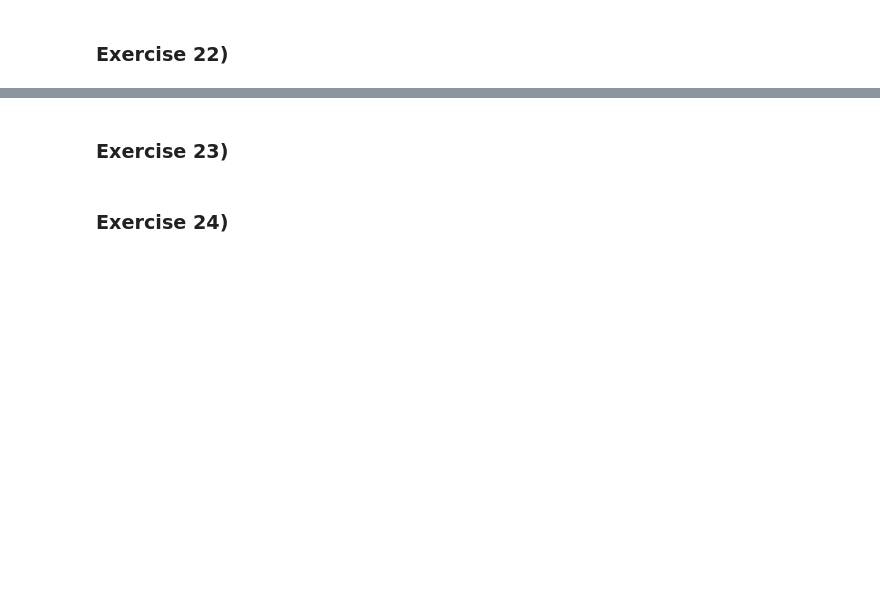
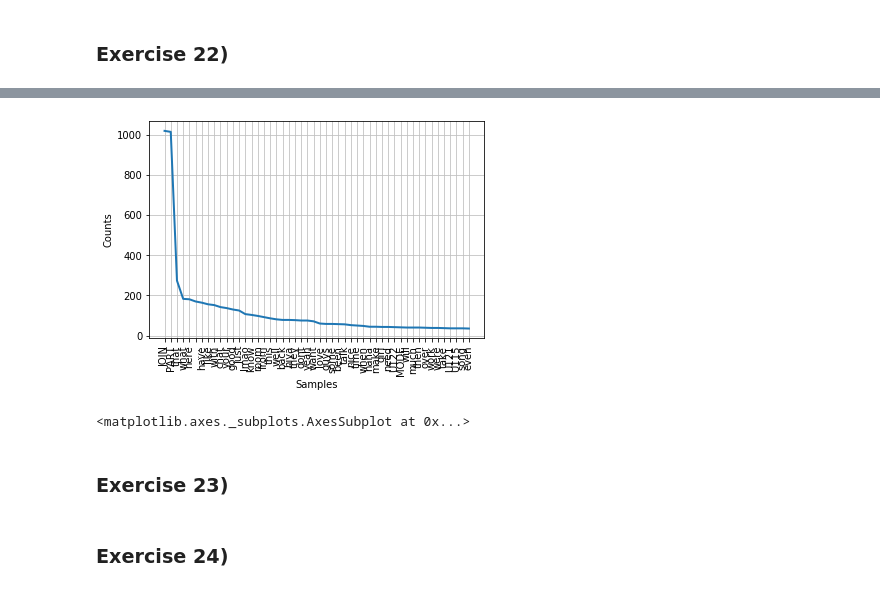
Before and after one commit to AndrewADev/nltk-exercises, a Jupyter notebook: Ch 1 Exercises.ipynb, the cells around one changed output, grey strips where cells are left out. Saved outputs shown, nothing was run; the diff lists cells and outputs as text; code cells hidden in the pictures; blank space fills up the shorter version.

```diff
--- a/Ch 1 Exercises.ipynb
+++ b/Ch 1 Exercises.ipynb
@@ -274,2 +390,5 @@ sent7[7][0]
 # %% [markdown]
 ### Exercise 22)
+# %%
+four_letter = [w for w in text5 if len(w) == 4]
+four_letter
@@ -275,0 +415,3 @@ sent7[7][0]
+# %%
+dist = FreqDist(four_letter)
+dist.most_common()
@@ -276,3 +436,9 @@ sent7[7][0]
+# %%
+# Resolution poor with too many observations, limit to 50 for now
+dist.plot(50)
+# %% [output]
+[figure, added]
+<matplotlib.axes._subplots.AxesSubplot at 0x...>
 # %% [markdown]
 ### Exercise 23)
 # %% [markdown]
```
Also changed, not shown: parts of 16 cells of this notebook.
